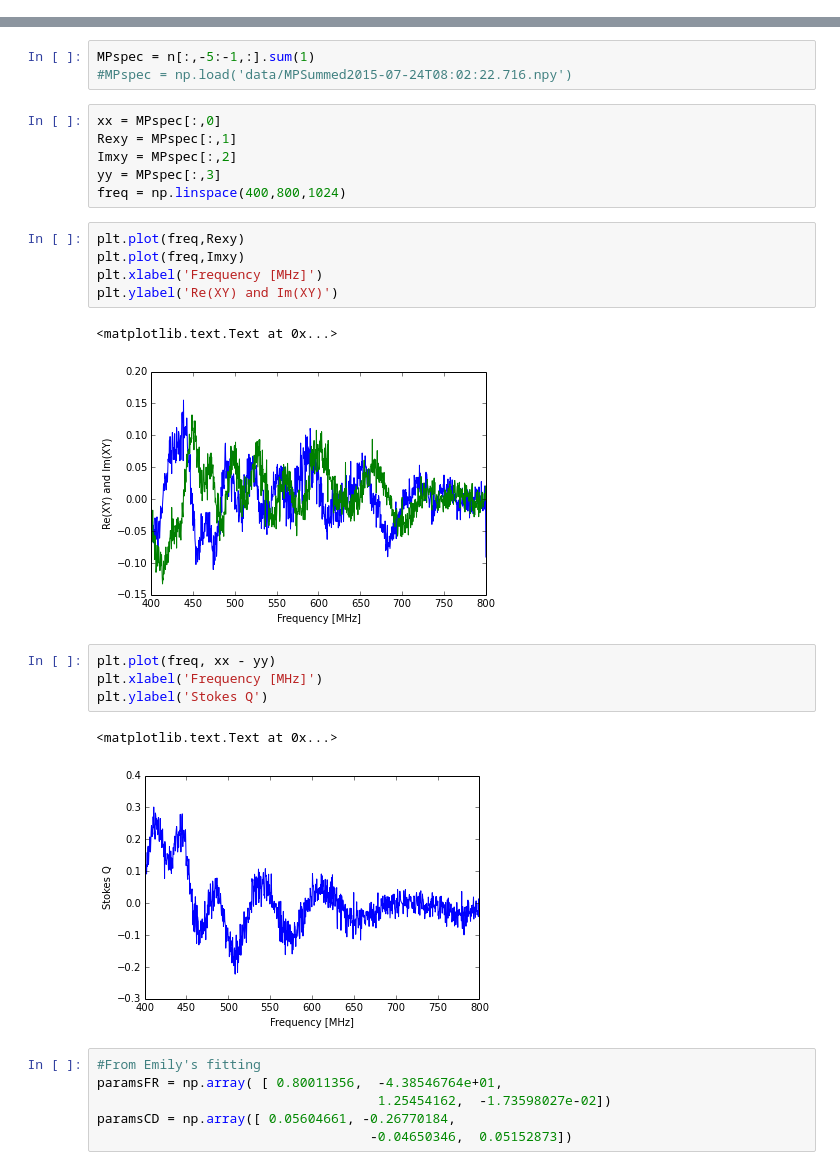
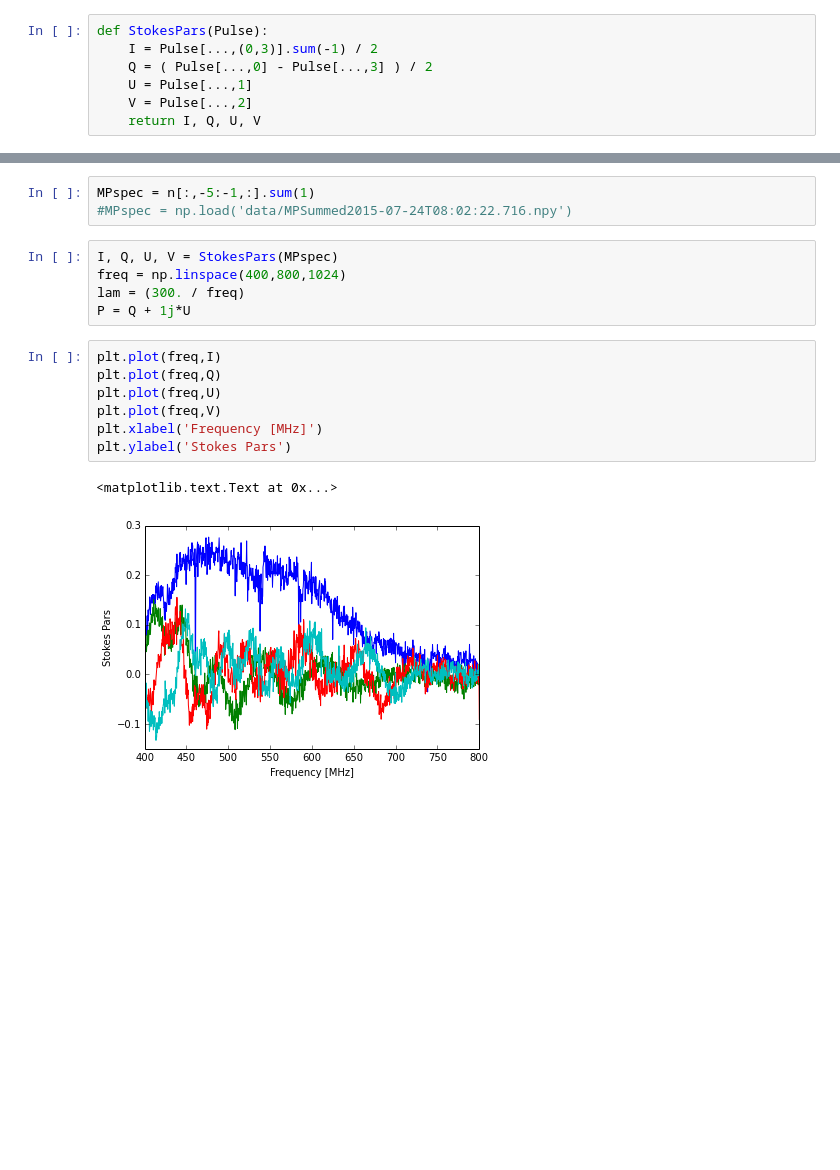
Before and after one commit to ramain/scint_analysis, a Jupyter notebook: crab/PolarizationTest.ipynb, the cells around one changed output, grey strips where cells are left out. Saved outputs shown, nothing was run; the diff lists cells and outputs as text; blank space fills up the shorter version.

```diff
--- a/crab/PolarizationTest.ipynb
+++ b/crab/PolarizationTest.ipynb
@@ -7,2 +8,9 @@ import matplotlib.cm as cm
+# %%
+def StokesPars(Pulse):
+    I = Pulse[...,(0,3)].sum(-1) / 2
+    Q = ( Pulse[...,0] - Pulse[...,3] ) / 2
+    U = Pulse[...,1]
+    V = Pulse[...,2]
+    return I, Q, U, V
 # %%
 n = np.load('data/Crab_Foldedspec.npy')
@@ -14,30 +24,18 @@ plt.imshow(n[:,:,0],aspect='auto')
 # %%
 MPspec = n[:,-5:-1,:].sum(1)
 #MPspec = np.load('data/MPSummed2015-07-24T08:02:22.716.npy')
-# %%
-xx = MPspec[:,0]
-Rexy = MPspec[:,1]
-Imxy = MPspec[:,2]
-yy = MPspec[:,3]
-freq = np.linspace(400,800,1024)
+# %%
+I, Q, U, V = StokesPars(MPspec)
+freq = np.linspace(400,800,1024)
+lam = (300. / freq)
+P = Q + 1j*U
 # %%
-plt.plot(freq,Rexy)
-plt.plot(freq,Imxy)
+plt.plot(freq,I)
+plt.plot(freq,Q)
+plt.plot(freq,U)
+plt.plot(freq,V)
 plt.xlabel('Frequency [MHz]')
-plt.ylabel('Re(XY) and Im(XY)')
+plt.ylabel('Stokes Pars')
 # %% [output]
 <matplotlib.text.Text at 0x...>
-[figure, old version]
+[figure, new version]
-# %%
-plt.plot(freq, xx - yy)
-plt.xlabel('Frequency [MHz]')
-plt.ylabel('Stokes Q')
-# %% [output]
-<matplotlib.text.Text at 0x...>
-[figure, removed]
-# %%
-#From Emily's fitting
-paramsFR = np.array( [ 0.80011356,  -4.38546764e+01,
-                                    1.25454162,  -1.73598027e-02])
-paramsCD = np.array([ 0.05604661, -0.26770184,
-                                   -0.04650346,  0.05152873])
```
Also changed, not shown: parts of 23 cells of this notebook, 1 other file.
